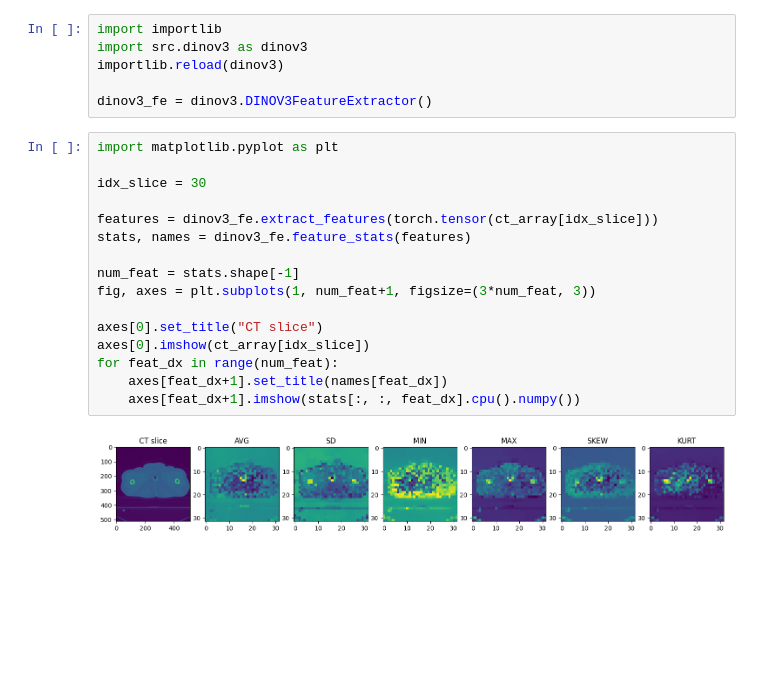
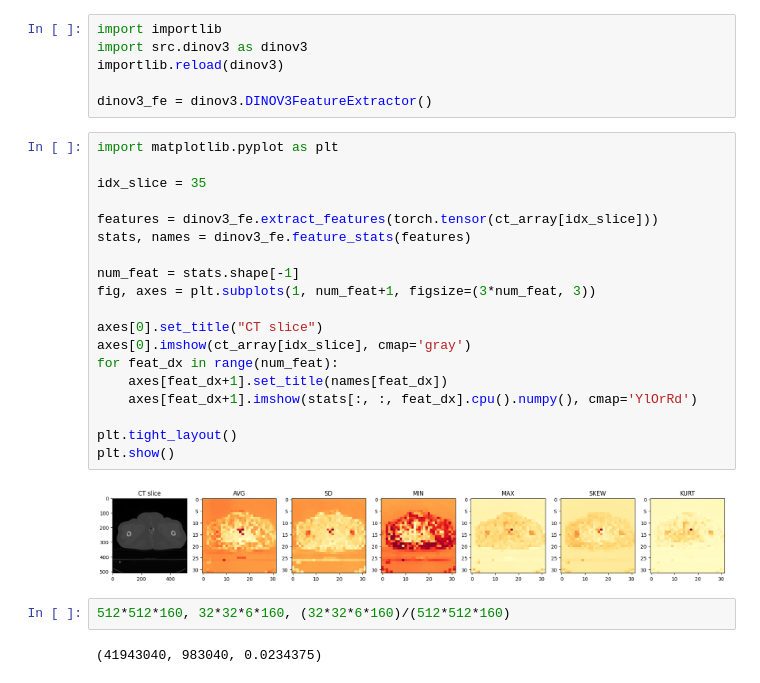
Before and after one commit to YeongHyeon/Dose_prediction_practice, a Jupyter notebook: dinov3_test_251112_02.ipynb, the cells around one changed output. Saved outputs shown, nothing was run; the diff lists cells and outputs as text; blank space fills up the shorter version.

Commit message:
visualize featuremap of CT

```diff
--- a/dinov3_test_251112_02.ipynb
+++ b/dinov3_test_251112_02.ipynb
@@ -75,18 +75,25 @@ dinov3_fe = dinov3.DINOV3FeatureExtractor()
 # %%
 import matplotlib.pyplot as plt
 
-idx_slice = 30
+idx_slice = 35
 
 features = dinov3_fe.extract_features(torch.tensor(ct_array[idx_slice]))
 stats, names = dinov3_fe.feature_stats(features)
 
 num_feat = stats.shape[-1]
 fig, axes = plt.subplots(1, num_feat+1, figsize=(3*num_feat, 3))
 
 axes[0].set_title("CT slice")
-axes[0].imshow(ct_array[idx_slice])
+axes[0].imshow(ct_array[idx_slice], cmap='gray')
 for feat_dx in range(num_feat):
     axes[feat_dx+1].set_title(names[feat_dx])
-    axes[feat_dx+1].imshow(stats[:, :, feat_dx].cpu().numpy())
+    axes[feat_dx+1].imshow(stats[:, :, feat_dx].cpu().numpy(), cmap='YlOrRd')
+
+plt.tight_layout()
+plt.show()
 # %% [output]
-[figure, old version]
+[figure, new version]
+# %%
+512*512*160, 32*32*6*160, (32*32*6*160)/(512*512*160)
+# %% [output]
+(41943040, 983040, 0.0234375)
```
